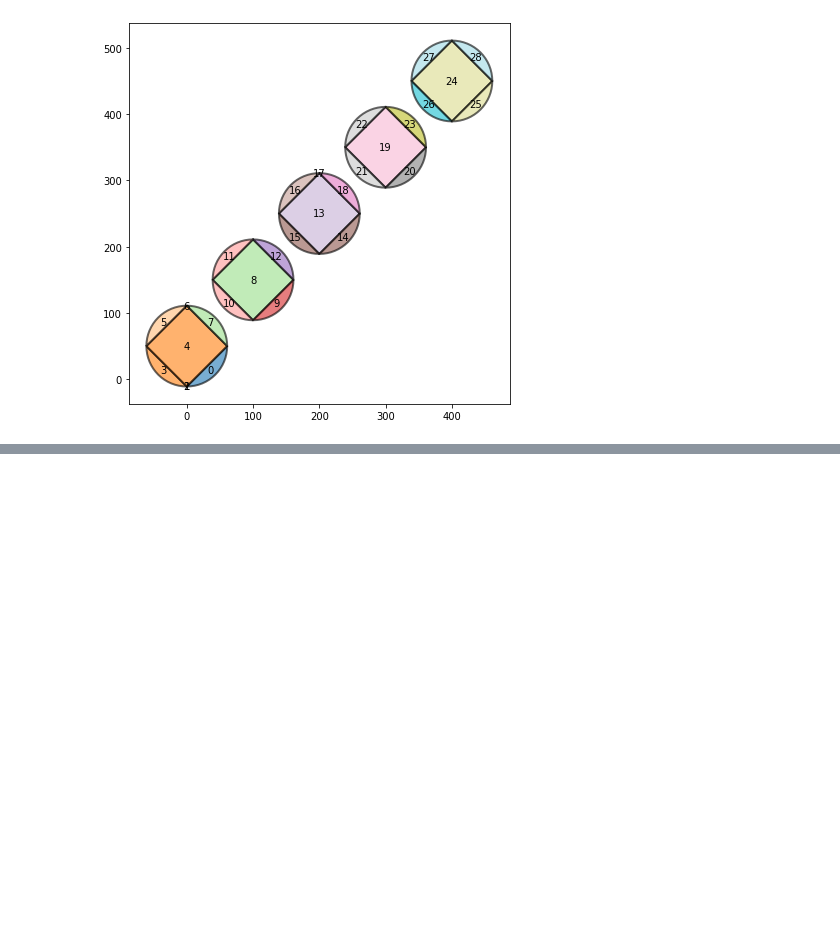
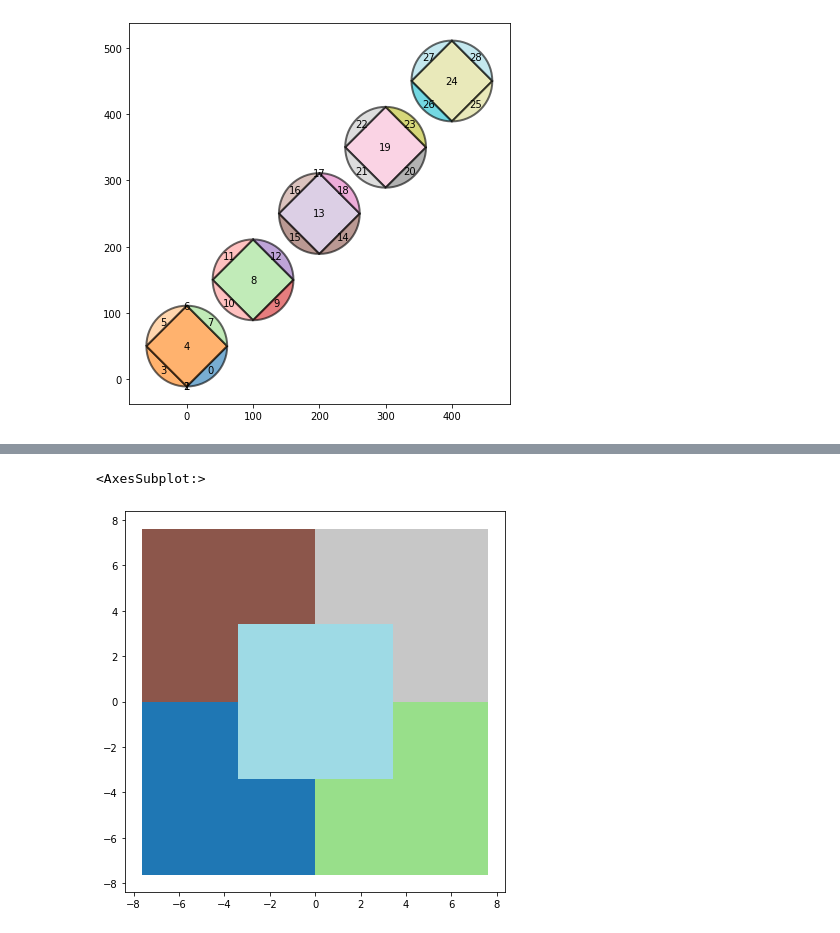
Before and after one commit to abiraihan/geoshapes, a Jupyter notebook: example/splitShape.ipynb, the cells around one changed output, grey strips where cells are left out. Saved outputs shown, nothing was run; the diff lists cells and outputs as text; code cells hidden in the pictures; blank space fills up the shorter version.

```diff
--- a/example/splitShape.ipynb
+++ b/example/splitShape.ipynb
@@ -192,0 +207,7 @@ circleSquare = getCircleSquarePlot(200, 90, 500, 100)
+# %%
+splitgeometry = splitShape.splitSquare(pointLocation, 50, 90)
+squareGeoms = geopandas.GeoDataFrame(geometry = splitgeometry)
+squareGeoms.plot(figsize = (7,7), cmap = 'tab20')
+# %% [output]
+<AxesSubplot:>
+[figure, added]
```
Also changed, not shown: parts of 23 cells of this notebook, 1 other file.
